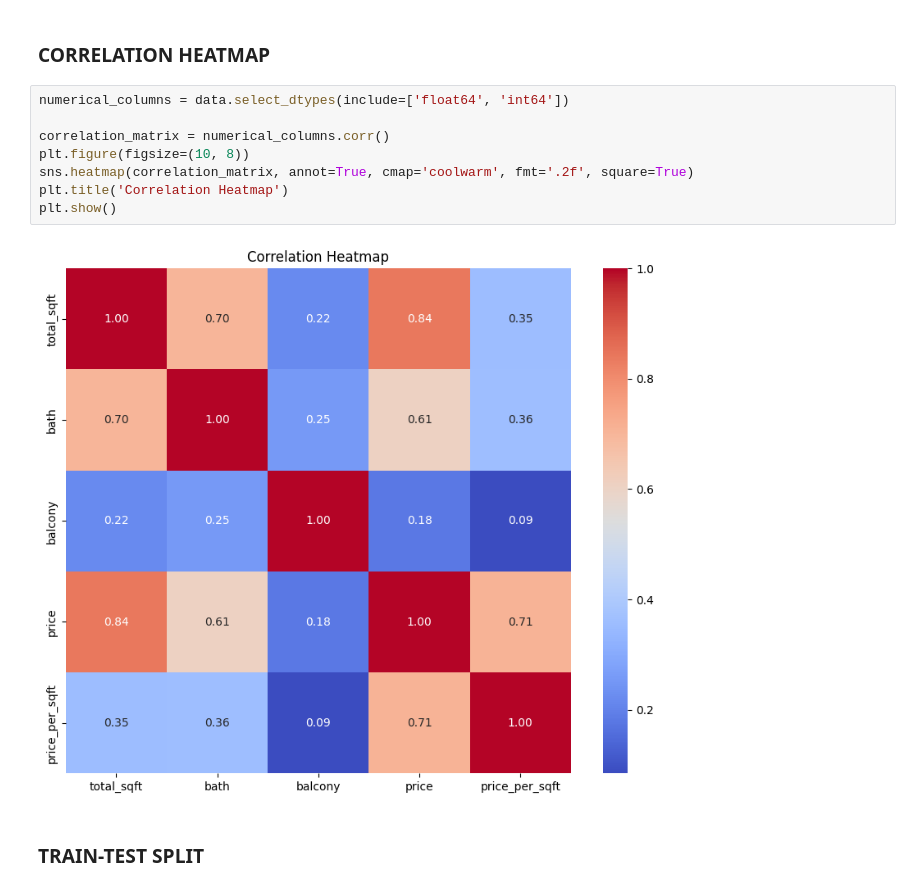
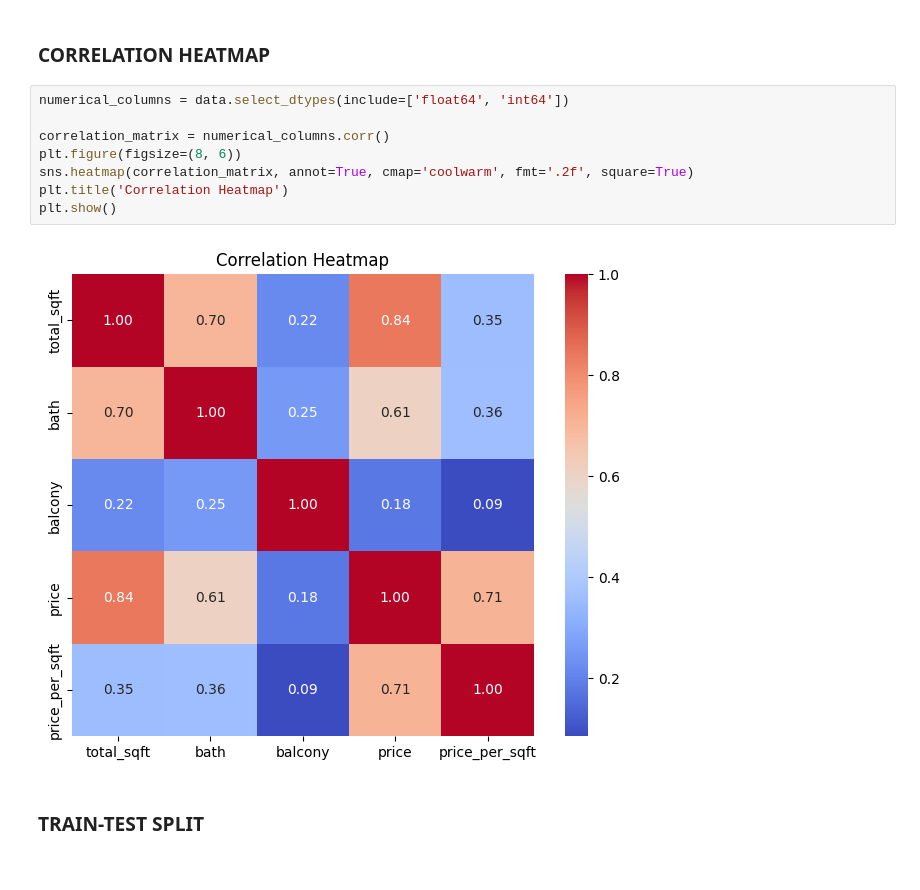
Before and after one commit to Namratha-Prakash/Bengaluru-House-Price-Prediction, a Jupyter notebook: Bangalore House Price Prediction.ipynb, the cells around one changed output. Saved outputs shown, nothing was run; the diff lists cells and outputs as text.

```diff
--- a/Bangalore House Price Prediction.ipynb
+++ b/Bangalore House Price Prediction.ipynb
@@ -589,13 +588,13 @@ X.head()
 # %%
 numerical_columns = data.select_dtypes(include=['float64', 'int64'])
 
 correlation_matrix = numerical_columns.corr()
-plt.figure(figsize=(10, 8))
+plt.figure(figsize=(8, 6))
 sns.heatmap(correlation_matrix, annot=True, cmap='coolwarm', fmt='.2f', square=True)
 plt.title('Correlation Heatmap')
 plt.show()
 # %% [output]
-[figure, old version]
+[figure, new version]
 # %% [markdown]
 ### TRAIN-TEST SPLIT
 # %%
```
Also changed, not shown: parts of 27 cells of this notebook.
